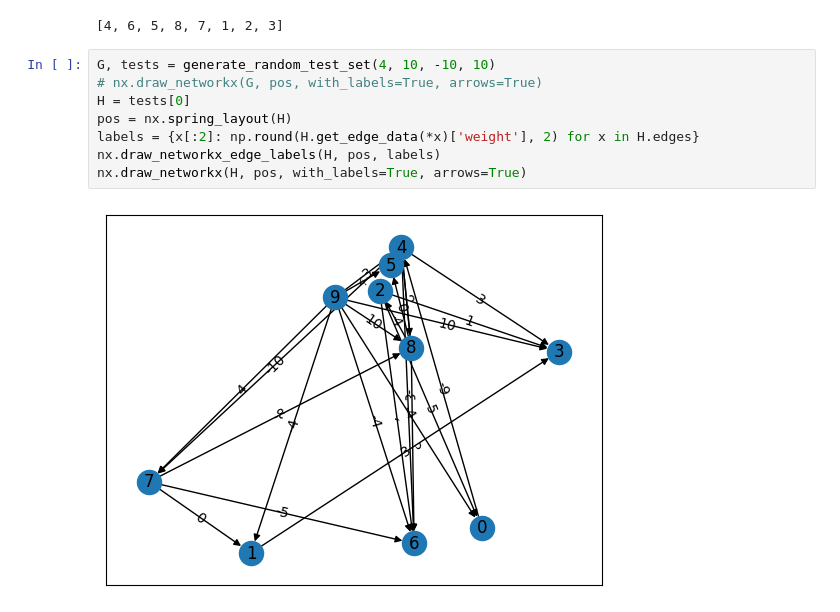
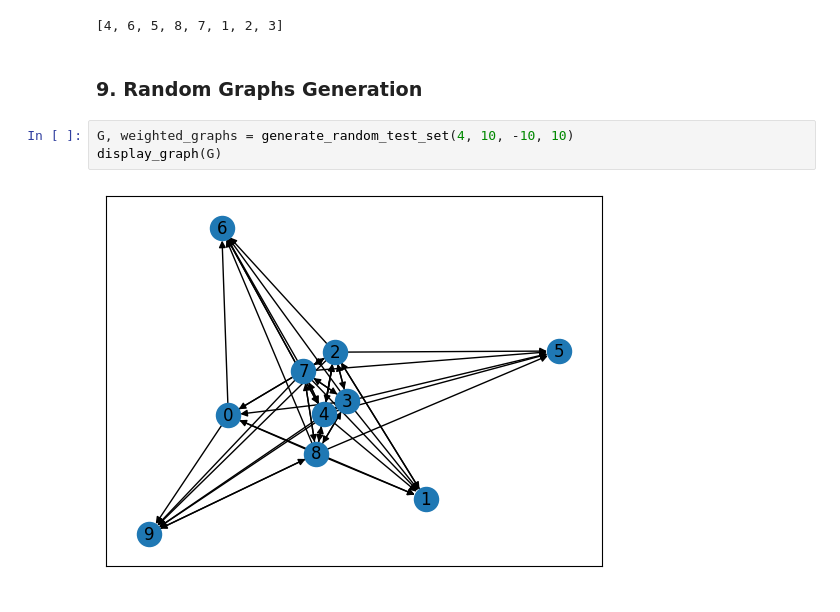
Before and after one commit to Ethan2541/Improved-Bellman-Ford, a Jupyter notebook: notebook.ipynb, the cells around one changed output. Drawn from its saved outputs; the diff is of its cells as text.

```diff
--- a/notebook.ipynb
+++ b/notebook.ipynb
@@ -46,13 +41,10 @@ G2 = nx.DiGraph([(1,2), (1,3), (2,3), (3,4), (4,5), (4,6), (4,7), (5,7), (6,5),
 glouton_fas(G2)
 # %% [output]
 [4, 6, 5, 8, 7, 1, 2, 3]
-# %%
-G, tests = generate_random_test_set(4, 10, -10, 10)
-# nx.draw_networkx(G, pos, with_labels=True, arrows=True)
-H = tests[0]
-pos = nx.spring_layout(H)
-labels = {x[:2]: np.round(H.get_edge_data(*x)['weight'], 2) for x in H.edges}
-nx.draw_networkx_edge_labels(H, pos, labels)
-nx.draw_networkx(H, pos, with_labels=True, arrows=True)
-# %% [output]
-[figure, removed]
+# %% [markdown]
+### 9. Random Graphs Generation
+# %%
+G, weighted_graphs = generate_random_test_set(4, 10, -10, 10)
+display_graph(G)
+# %% [output]
+[figure, added]
```
Also changed, not shown: parts of 4 cells of this notebook, 1 other file.
